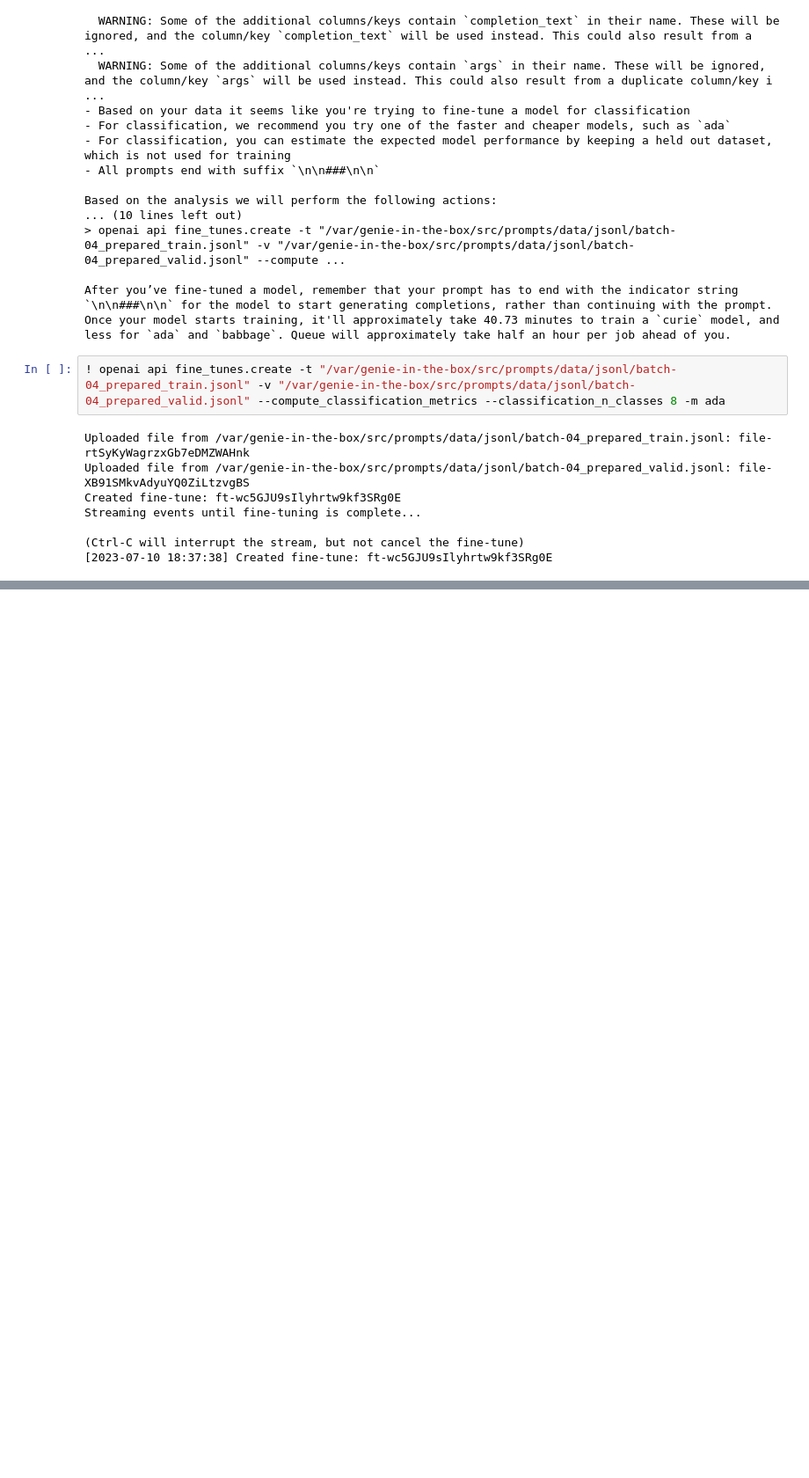
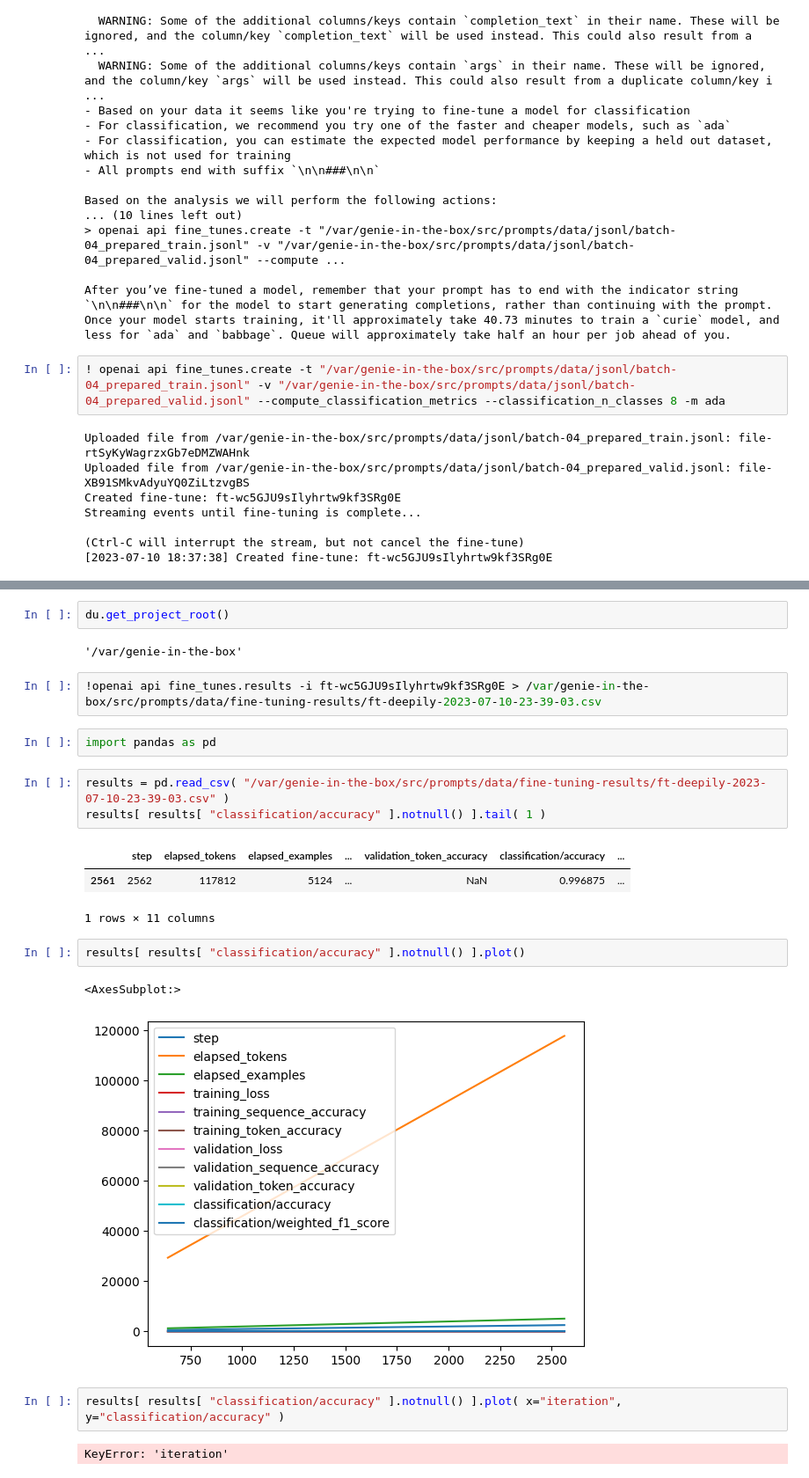
Before and after one commit to deepily/genie-in-the-box, a Jupyter notebook: src/notebooks/synthetic-data-generation-plain-text.ipynb, the cells around one changed output, grey strips where cells are left out. Shown at 88% size. Saved outputs shown, nothing was run; the diff lists cells and outputs as text; blank space fills up the shorter version.

```diff
--- a/src/notebooks/synthetic-data-generation-plain-text.ipynb
+++ b/src/notebooks/synthetic-data-generation-plain-text.ipynb
@@ -399,0 +452,24 @@ To resume the stream, run:
+# %%
+du.get_project_root()
+# %% [output]
+'/var/genie-in-the-box'
+# %%
+!openai api fine_tunes.results -i ft-wc5GJU9sIlyhrtw9kf3SRg0E > /var/genie-in-the-box/src/prompts/data/fine-tuning-results/ft-deepily-2023-07-10-23-39-03.csv
+# %%
+import pandas as pd
+# %%
+results = pd.read_csv( "/var/genie-in-the-box/src/prompts/data/fine-tuning-results/ft-deepily-2023-07-10-23-39-03.csv" )
+results[ results[ "classification/accuracy" ].notnull() ].tail( 1 )
+# %% [output]
+|  | step | elapsed_tokens | elapsed_examples | ... | validation_token_accuracy | classification/accuracy | ... |
+| 2561 | 2562 | 117812 | 5124 | ... | NaN | 0.996875 | ... |
+1 rows × 11 columns
+# %%
+results[ results[ "classification/accuracy" ].notnull() ].plot()
+# %% [output]
+<AxesSubplot:>
+[figure, added]
+# %%
+results[ results[ "classification/accuracy" ].notnull() ].plot( x="iteration", y="classification/accuracy" )
+# %% [output]
+KeyError: 'iteration'
```
Also changed, not shown: parts of 6 cells of this notebook, 2 other files.
